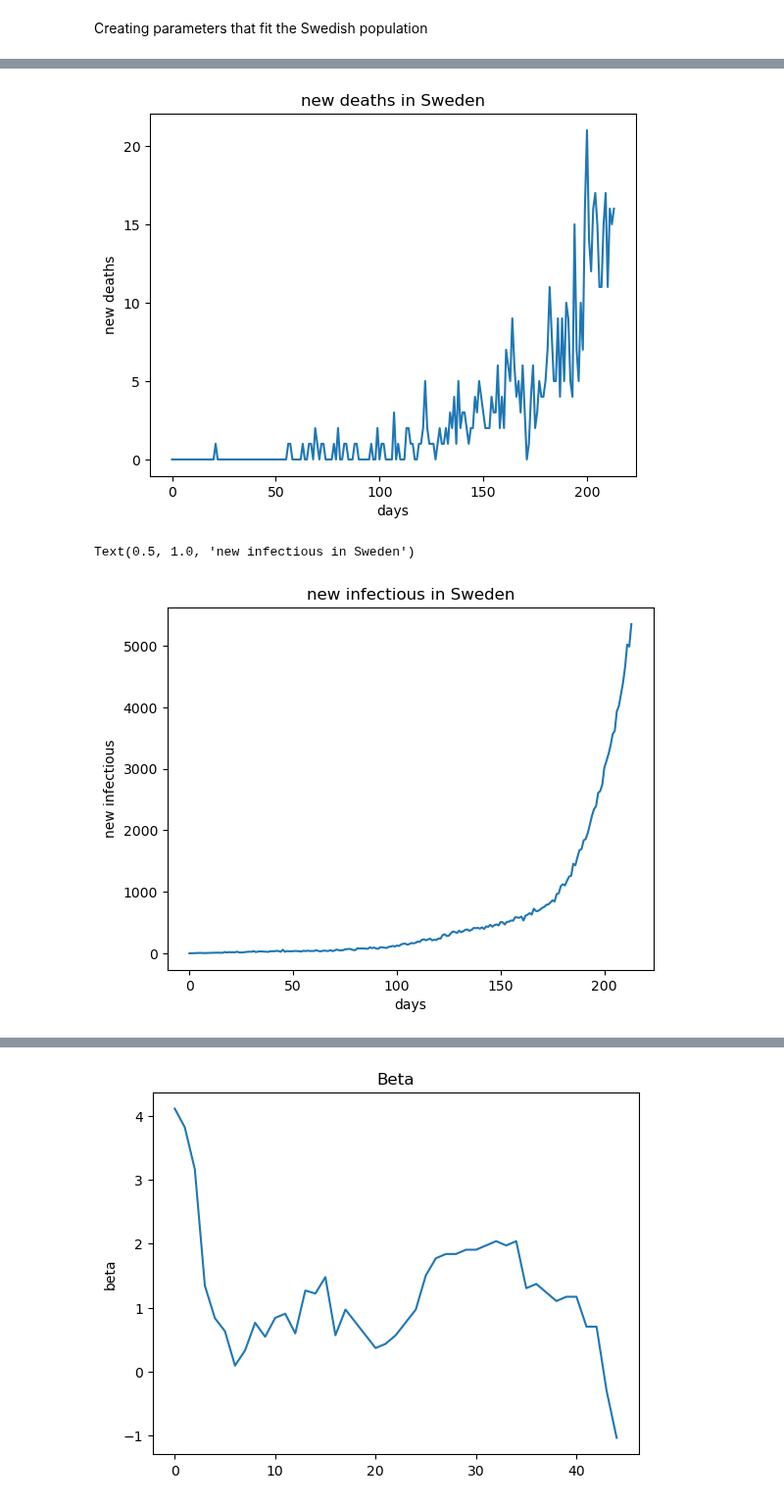
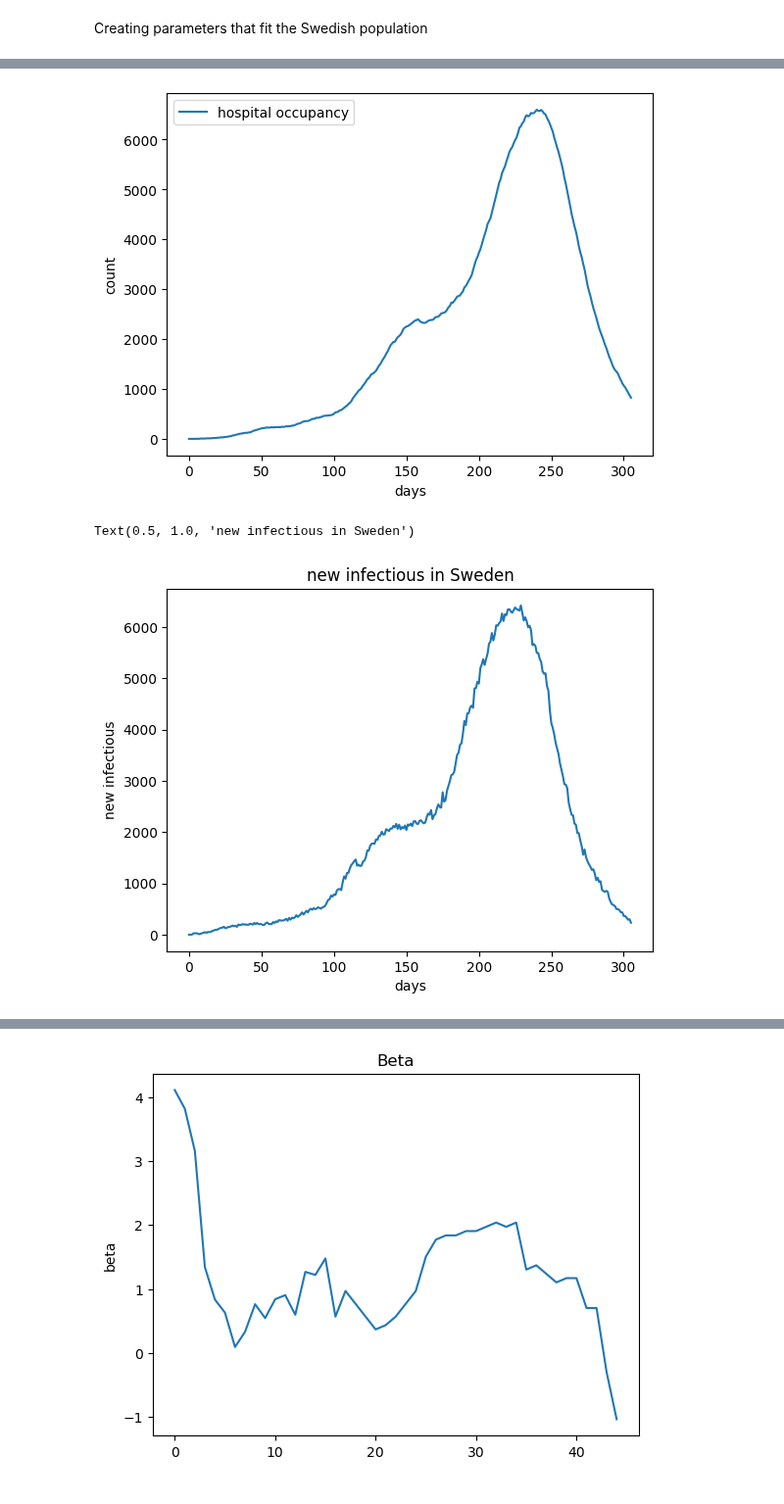
Before and after one commit to gregoirebechade/covid_internship, a Jupyter notebook: 00_data_synthesis.ipynb, the cells around one changed output, grey strips where cells are left out. Shown at 98% size. Cells and saved outputs as stored; diff of their text form; code cells hidden in the pictures.

```diff
--- a/00_data_synthesis.ipynb
+++ b/00_data_synthesis.ipynb
@@ -12,7 +12,7 @@ Covasim 3.1.6 (2024-01-28) — © 2020-2024 by IDM
 The simulation will take place between start_day and end_day. covasim can not support simulations longer thanb 150 days
 # %%
 start_day = '2020-03-02'
-end_day   = '2020-10-01'
+end_day   = '2021-01-01'
 date_range = pd.date_range(start=start_day, end=end_day, freq='D')
 all_days = cv.date_range(start_day, end_day)
 beta_initial=0.015
@@ -97,17 +97,17 @@ The values of beta seem very high compared to the previsous values found in litr
 # %% [markdown]
 Creating parameters that fit the Swedish population
 # %%
-parameters_sweden=dict(pop_size=1000000,  #  10 368 969 is population in Sweden in 2019 according to https://www.worldometers.info/
-                                             # 1608037 is the population in Stockholm in 2019 according to https://worldpopulationreview.com/
+# parameters_sweden=dict(pop_size=100000,  #  10 368 969 is population in Sweden in 2019 according to https://www.worldometers.info/
+#                                              # 1608037 is the population in Stockholm in 2019 according to https://worldpopulationreview.com/
 
-                            start_day = start_day,
-                            end_day   = end_day,
-                            pop_type = 'hybrid',
-                            beta=3,
-                            location = 'Sweden',
-                            pop_infected = 100, #value by default, TOCHANGE
+#                             start_day = start_day,
+#                             end_day   = end_day,
+#                             pop_type = 'hybrid',
+#                             beta=3,
+#                             location = 'Sweden',
+#                             pop_infected = 100,
 
-                            )
+#                             )
 
 parameters_sweden_bis=dict(pop_size=1000000,  #  10 368 969 is population in Sweden in 2019 according to https://www.worldometers.info/
                                              # 1608037 is the population in Stockholm in 2019 according to https://worldpopulationreview.com/
@@ -117,7 +117,7 @@ parameters_sweden_bis=dict(pop_size=1000000,  #  10 368 969 is population in Swe
                             pop_type = 'hybrid',
                             beta=0.015,
                             location = 'Sweden',
-                            pop_infected = 20, #value by default, TOCHANGE
+                            pop_infected = 100,
 
                             )
 # %%
@@ -153,18 +153,21 @@ Loading location-specific data for "Sweden"
 # %%
-plt.plot(my_simulation_sweden_interventions2.results['new_deaths'])
+# plt.plot(my_simulation_sweden_interventions2.results['new_deaths'], label='new_deaths')
+# plt.plot(my_simulation_sweden_interventions2.results['n_severe'], label='n_severe')
+plt.plot(my_simulation_sweden_interventions2.results['n_severe'], label='hospital occupancy')
+
+plt.legend()
 plt.xlabel('days')
-plt.ylabel('new deaths')
-plt.title('new deaths in Sweden')
+plt.ylabel('count')
 plt.show()
 
 plt.plot(my_simulation_sweden_interventions2.results['new_infectious'])
 plt.xlabel('days')
 plt.ylabel('new infectious')
 plt.title('new infectious in Sweden')
 # %% [output]
-[figure, old version]
+[figure, new version]
 Text(0.5, 1.0, 'new infectious in Sweden')
-[figure, old version]
+[figure, new version]
 # %%
 # plt.plot(n_infected[:40])
 plt.plot(my_simulation_sweden_interventions2.compute_r_eff())
```
Also changed, not shown: parts of 4 cells of this notebook.
